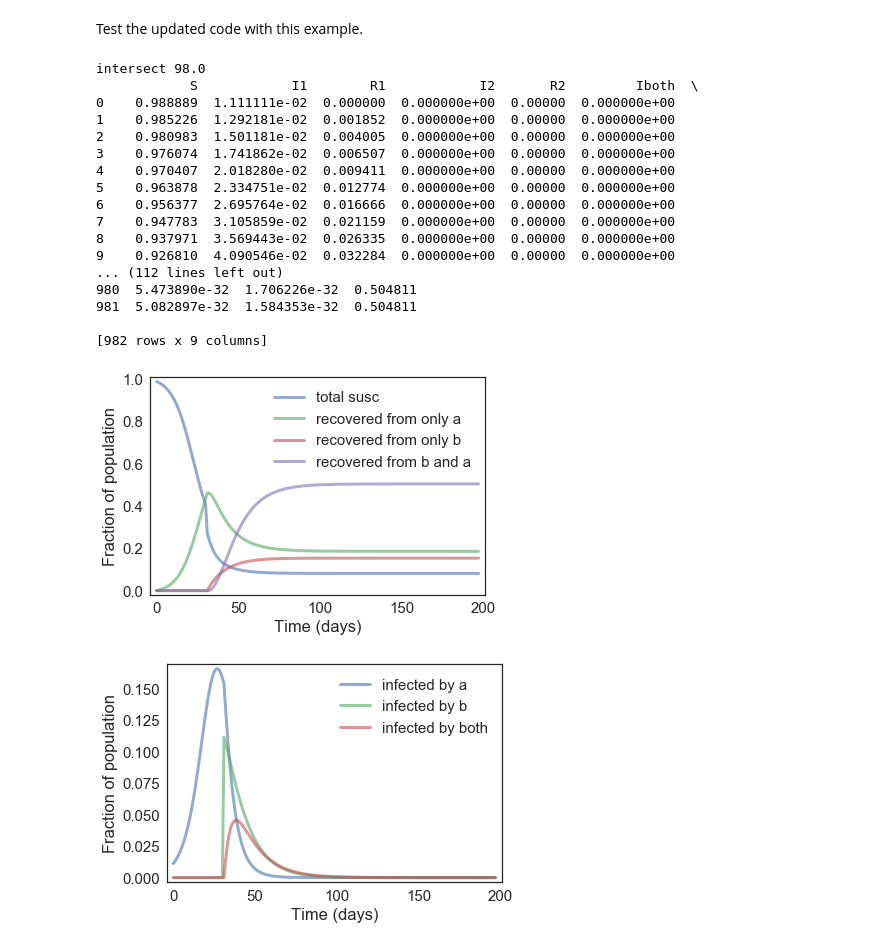
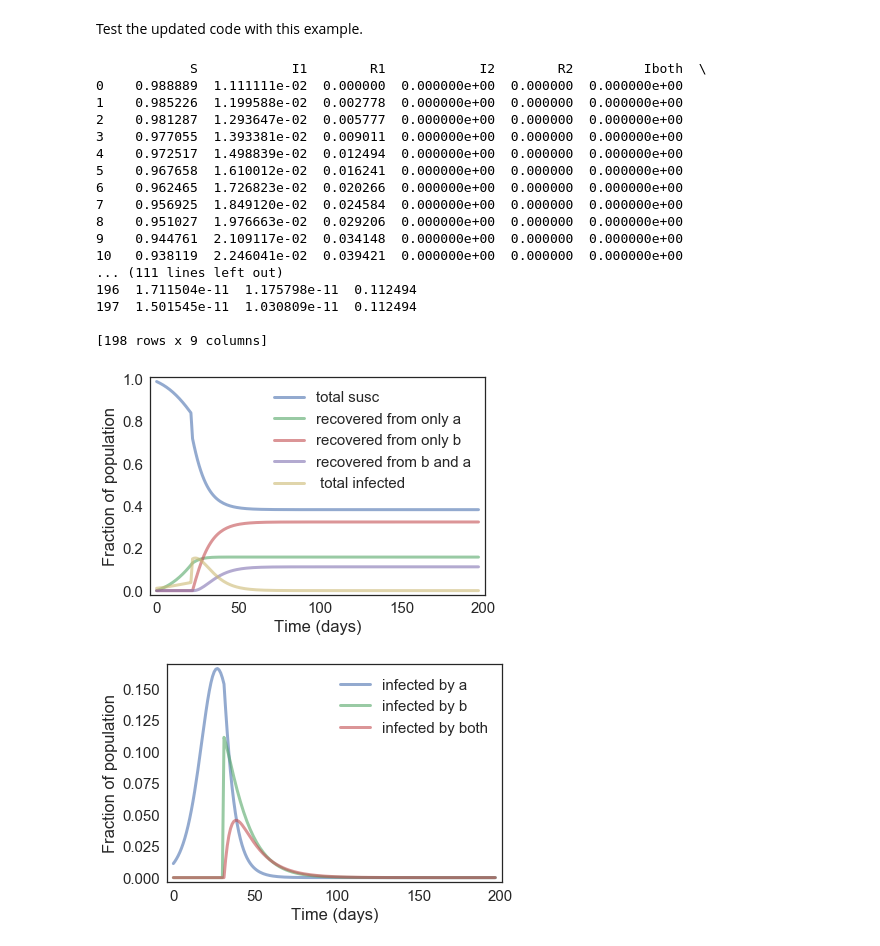
Before and after one commit to NOwolabi/modsim_project_2, a Jupyter notebook: code/Project Brainstorming3.ipynb, the cells around one changed output. Cells and saved outputs as stored; diff of their text form; code cells hidden in the pictures.

```diff
--- a/code/Project Brainstorming3.ipynb
+++ b/code/Project Brainstorming3.ipynb
@@ -258,39 +258,40 @@ beta1 = 1 / tc1
 gamma1 = 1 / tr1
 beta2 = 1 / tc2
 gamma2 = 1 / tr2
-system = make_system(beta1, gamma1, beta2, gamma2, 30, 90)
+system = make_system(beta1, gamma1, beta2, gamma2, 21, 90)
 run_simulation(system)
 system.results = system.results.dropna()
 print(system.results)
 # %% [output]
-intersect 98.0
-            S            I1        R1            I2       R2         Iboth  \
-0    0.988889  1.111111e-02  0.000000  0.000000e+00  0.00000  0.000000e+00
-1    0.985226  1.292181e-02  0.001852  0.000000e+00  0.00000  0.000000e+00
-2    0.980983  1.501181e-02  0.004005  0.000000e+00  0.00000  0.000000e+00
-3    0.976074  1.741862e-02  0.006507  0.000000e+00  0.00000  0.000000e+00
-4    0.970407  2.018280e-02  0.009411  0.000000e+00  0.00000  0.000000e+00
-5    0.963878  2.334751e-02  0.012774  0.000000e+00  0.00000  0.000000e+00
-6    0.956377  2.695764e-02  0.016666  0.000000e+00  0.00000  0.000000e+00
-7    0.947783  3.105859e-02  0.021159  0.000000e+00  0.00000  0.000000e+00
-8    0.937971  3.569443e-02  0.026335  0.000000e+00  0.00000  0.000000e+00
-9    0.926810  4.090546e-02  0.032284  0.000000e+00  0.00000  0.000000e+00
-... (112 lines left out)
-980  5.473890e-32  1.706226e-32  0.504811
-981  5.082897e-32  1.584353e-32  0.504811
+            S            I1        R1            I2        R2         Iboth  \
+0    0.988889  1.111111e-02  0.000000  0.000000e+00  0.000000  0.000000e+00
+1    0.985226  1.199588e-02  0.002778  0.000000e+00  0.000000  0.000000e+00
+2    0.981287  1.293647e-02  0.005777  0.000000e+00  0.000000  0.000000e+00
+3    0.977055  1.393381e-02  0.009011  0.000000e+00  0.000000  0.000000e+00
+4    0.972517  1.498839e-02  0.012494  0.000000e+00  0.000000  0.000000e+00
+5    0.967658  1.610012e-02  0.016241  0.000000e+00  0.000000  0.000000e+00
+6    0.962465  1.726823e-02  0.020266  0.000000e+00  0.000000  0.000000e+00
+7    0.956925  1.849120e-02  0.024584  0.000000e+00  0.000000  0.000000e+00
+8    0.951027  1.976663e-02  0.029206  0.000000e+00  0.000000  0.000000e+00
+9    0.944761  2.109117e-02  0.034148  0.000000e+00  0.000000  0.000000e+00
+10   0.938119  2.246041e-02  0.039421  0.000000e+00  0.000000  0.000000e+00
+... (111 lines left out)
+196  1.711504e-11  1.175798e-11  0.112494
+197  1.501545e-11  1.030809e-11  0.112494
 
-[982 rows x 9 columns]
+[198 rows x 9 columns]
 # %%
 frame = system.results
 plot(frame.S, label='total susc')
 plot(frame.R1, label='recovered from only a')
 plot(frame.R2, label='recovered from only b')
 plot(frame.Rboth, label="recovered from b and a")
+plot((frame.I1 + frame.I2 + frame.Iboth + frame.I12 + frame.I21), label=" total infected")
 decorate(xlabel='Time (days)',
              ylabel='Fraction of population')
 #plot_results(system.seriesS, system.seriesI, system.seriesR)
 # %% [output]
-[figure, old version]
+[figure, new version]
 # %%
 plot(frame.I1, label='infected by a')
 plot(frame.I2, label='infected by b')
```
Also changed, not shown: parts of 11 cells of this notebook.
